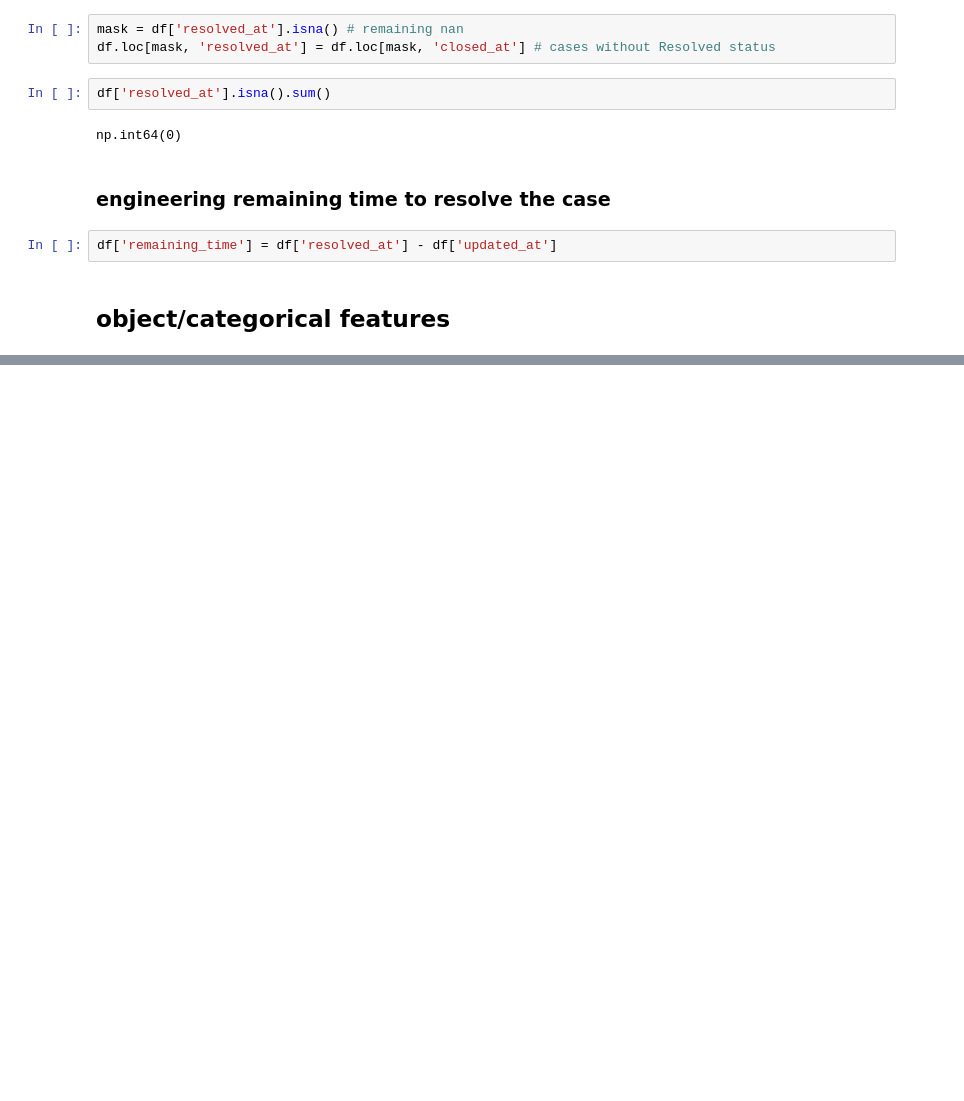
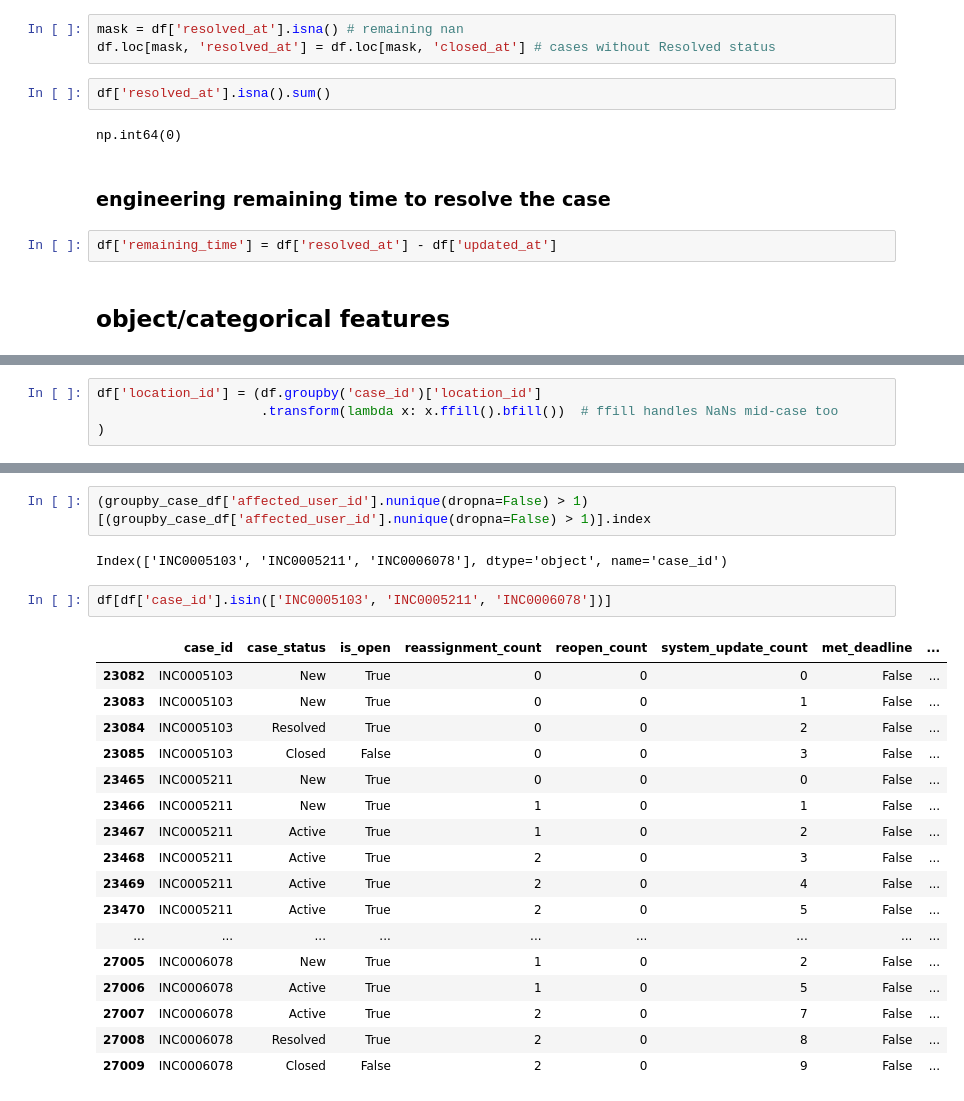
Before and after one commit to shashankgarewal/temporal-sequence-eventLog, a Jupyter notebook: notebooks/02_data_preparation.ipynb, the cells around one changed output, grey strips where cells are left out. Cells and saved outputs as stored; diff of their text form; blank space fills up the shorter version.

```diff
--- a/notebooks/02_data_preparation.ipynb
+++ b/notebooks/02_data_preparation.ipynb
@@ -489,0 +660,4 @@ df['remaining_time'] = df['resolved_at'] - df['updated_at']
+# %%
+df['location_id'] = (df.groupby('case_id')['location_id']
+                     .transform(lambda x: x.ffill().bfill())  # ffill handles NaNs mid-case too
+)
@@ -489,0 +695,24 @@ df['remaining_time'] = df['resolved_at'] - df['updated_at']
+# %%
+(groupby_case_df['affected_user_id'].nunique(dropna=False) > 1)[(groupby_case_df['affected_user_id'].nunique(dropna=False) > 1)].index
+# %% [output]
+Index(['INC0005103', 'INC0005211', 'INC0006078'], dtype='object', name='case_id')
+# %%
+df[df['case_id'].isin(['INC0005103', 'INC0005211', 'INC0006078'])]
+# %% [output]
+|  | case_id | case_status | is_open | reassignment_count | reopen_count | system_update_count | met_deadline | ... |
+| 23082 | INC0005103 | New | True | 0 | 0 | 0 | False | ... |
+| 23083 | INC0005103 | New | True | 0 | 0 | 1 | False | ... |
+| 23084 | INC0005103 | Resolved | True | 0 | 0 | 2 | False | ... |
+| 23085 | INC0005103 | Closed | False | 0 | 0 | 3 | False | ... |
+| 23465 | INC0005211 | New | True | 0 | 0 | 0 | False | ... |
+| 23466 | INC0005211 | New | True | 1 | 0 | 1 | False | ... |
+| 23467 | INC0005211 | Active | True | 1 | 0 | 2 | False | ... |
+| 23468 | INC0005211 | Active | True | 2 | 0 | 3 | False | ... |
+| 23469 | INC0005211 | Active | True | 2 | 0 | 4 | False | ... |
+| 23470 | INC0005211 | Active | True | 2 | 0 | 5 | False | ... |
+| ... | ... | ... | ... | ... | ... | ... | ... | ... |
+| 27005 | INC0006078 | New | True | 1 | 0 | 2 | False | ... |
+| 27006 | INC0006078 | Active | True | 1 | 0 | 5 | False | ... |
+| 27007 | INC0006078 | Active | True | 2 | 0 | 7 | False | ... |
+| 27008 | INC0006078 | Resolved | True | 2 | 0 | 8 | False | ... |
+| 27009 | INC0006078 | Closed | False | 2 | 0 | 9 | False | ... |
```
Also changed, not shown: parts of 29 cells of this notebook.
